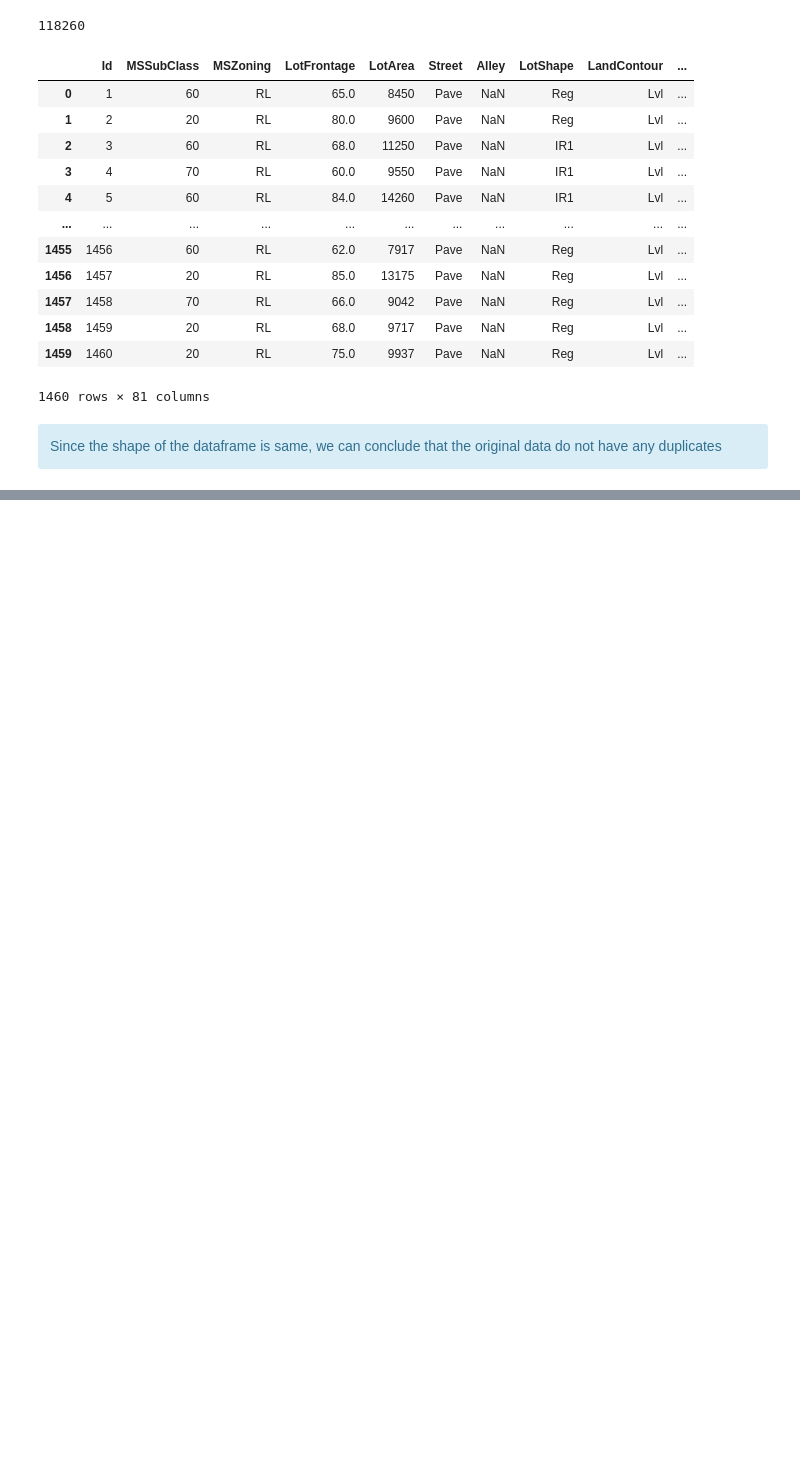
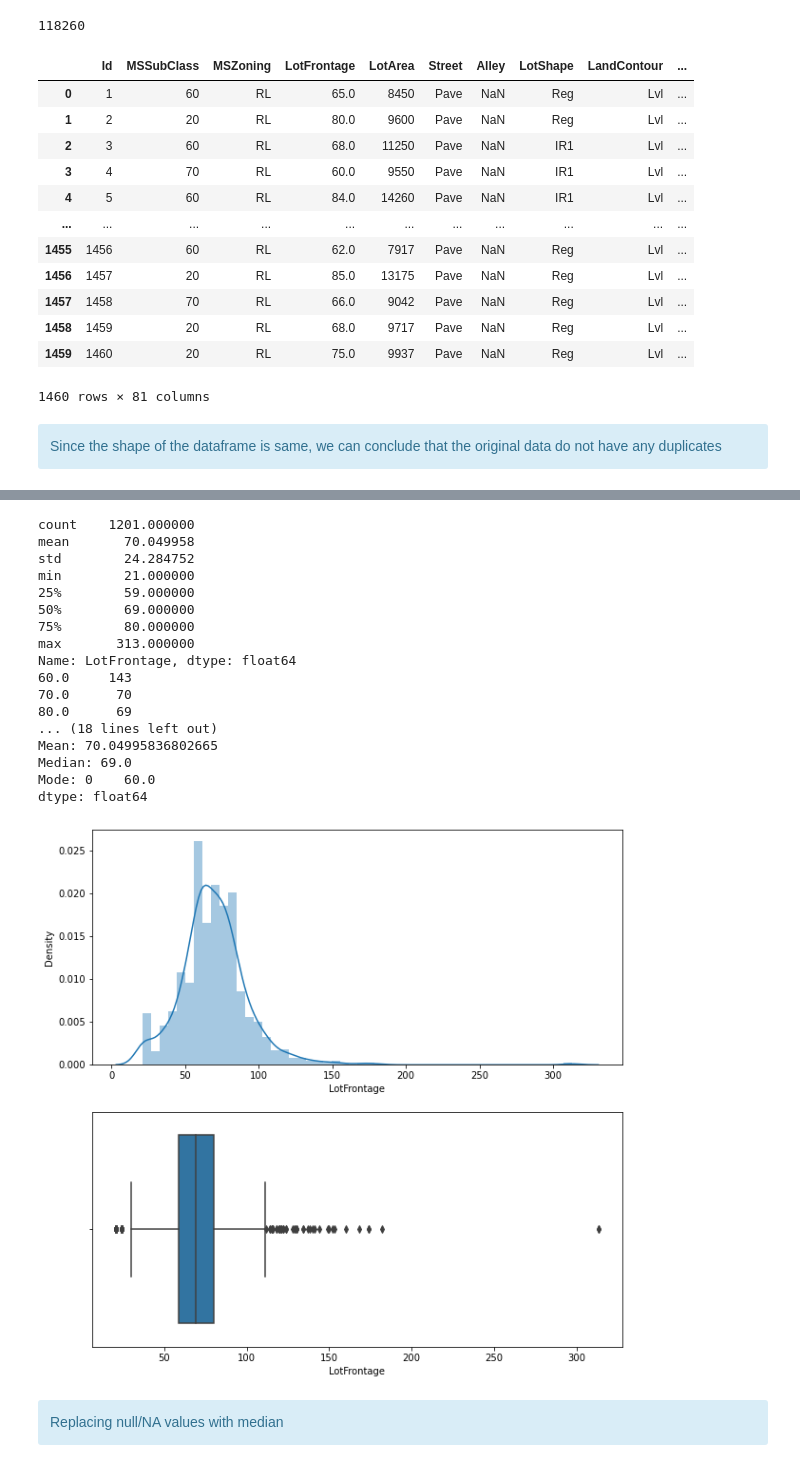
Before and after one commit to 98abhilash/Advanced_Regression, a Jupyter notebook: adv_regression.ipynb, the cells around one changed output, grey strips where cells are left out. Saved outputs shown, nothing was run; the diff lists cells and outputs as text; code cells hidden in the pictures; blank space fills up the shorter version.

```diff
--- a/adv_regression.ipynb
+++ b/adv_regression.ipynb
@@ -121,0 +240,15 @@ Since the shape of the dataframe is same, we can conclude that the original data
+# %%
+def handle_missing_num(series):
+    print(series.describe())
+    print(series.value_counts())
+    print(series.unique())
+    print("Percentage in missing " + str((series.isna().sum() / 1460)*100))
+    print("Mean: " + str(series.mean()))
+    print("Median: " + str(series.median()))
+    print("Mode: " + str(series.mode()))
+    plt.figure(figsize=(10,10))
+    plt.subplot(2,1,1)
+    sns.distplot(series)
+    plt.subplot(2,1,2)
+    sns.boxplot(series)
+    plt.show()
@@ -121,0 +289,27 @@ Since the shape of the dataframe is same, we can conclude that the original data
+# %%
+df['FireplaceQu'] = df['FireplaceQu'].fillna('NF')
+# %%
+handle_missing_num(df['LotFrontage'])
+# %% [output]
+count    1201.000000
+mean       70.049958
+std        24.284752
+min        21.000000
+25%        59.000000
+50%        69.000000
+75%        80.000000
+max       313.000000
+Name: LotFrontage, dtype: float64
+60.0     143
+70.0      70
+80.0      69
+... (18 lines left out)
+Mean: 70.04995836802665
+Median: 69.0
+Mode: 0    60.0
+dtype: float64
+[figure, added]
+# %% [markdown]
+<div class="alert alert-block alert-info">
+Replacing null/NA values with median
+</div>
```
Also changed, not shown: parts of 178 cells of this notebook, 3 other files.
